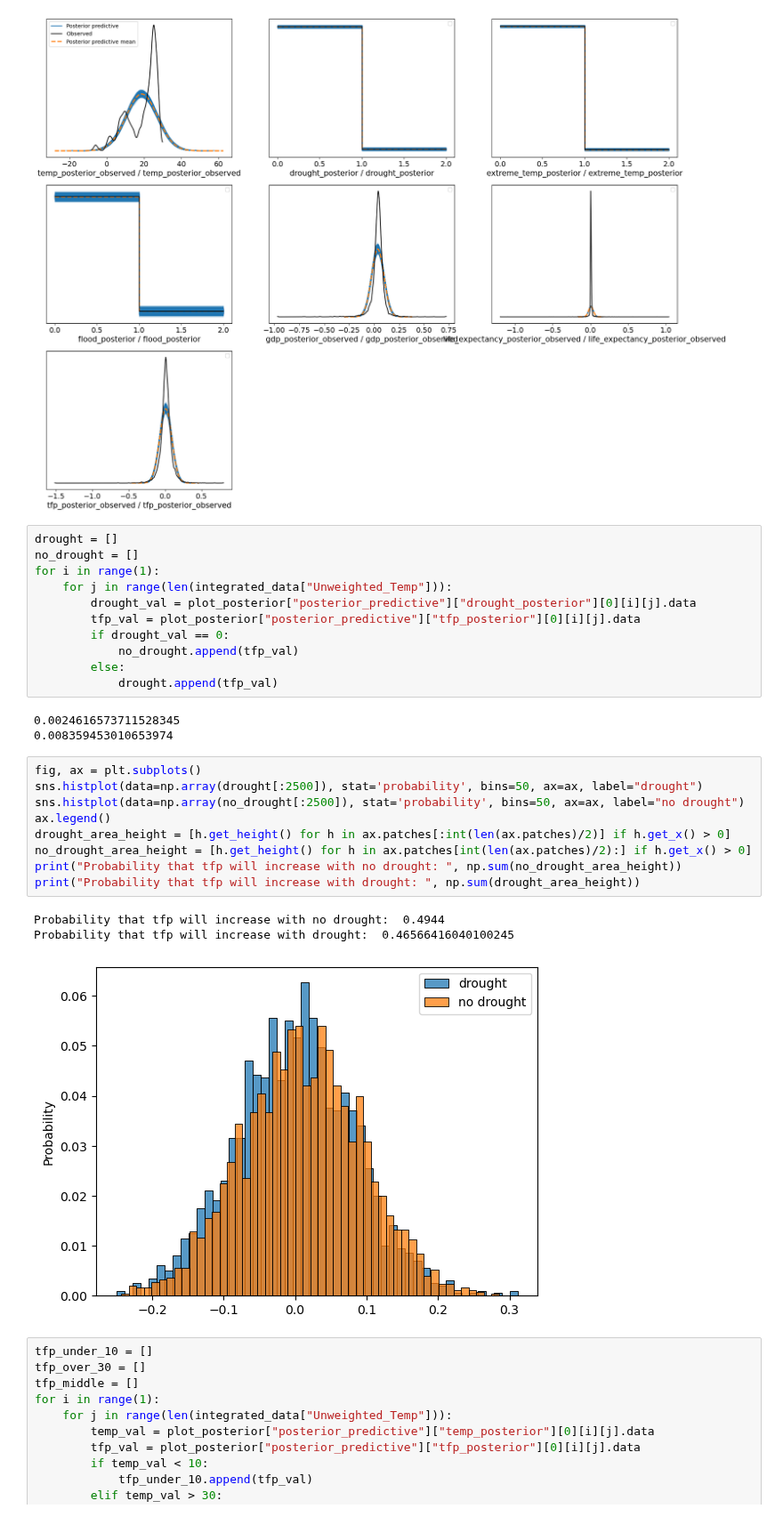
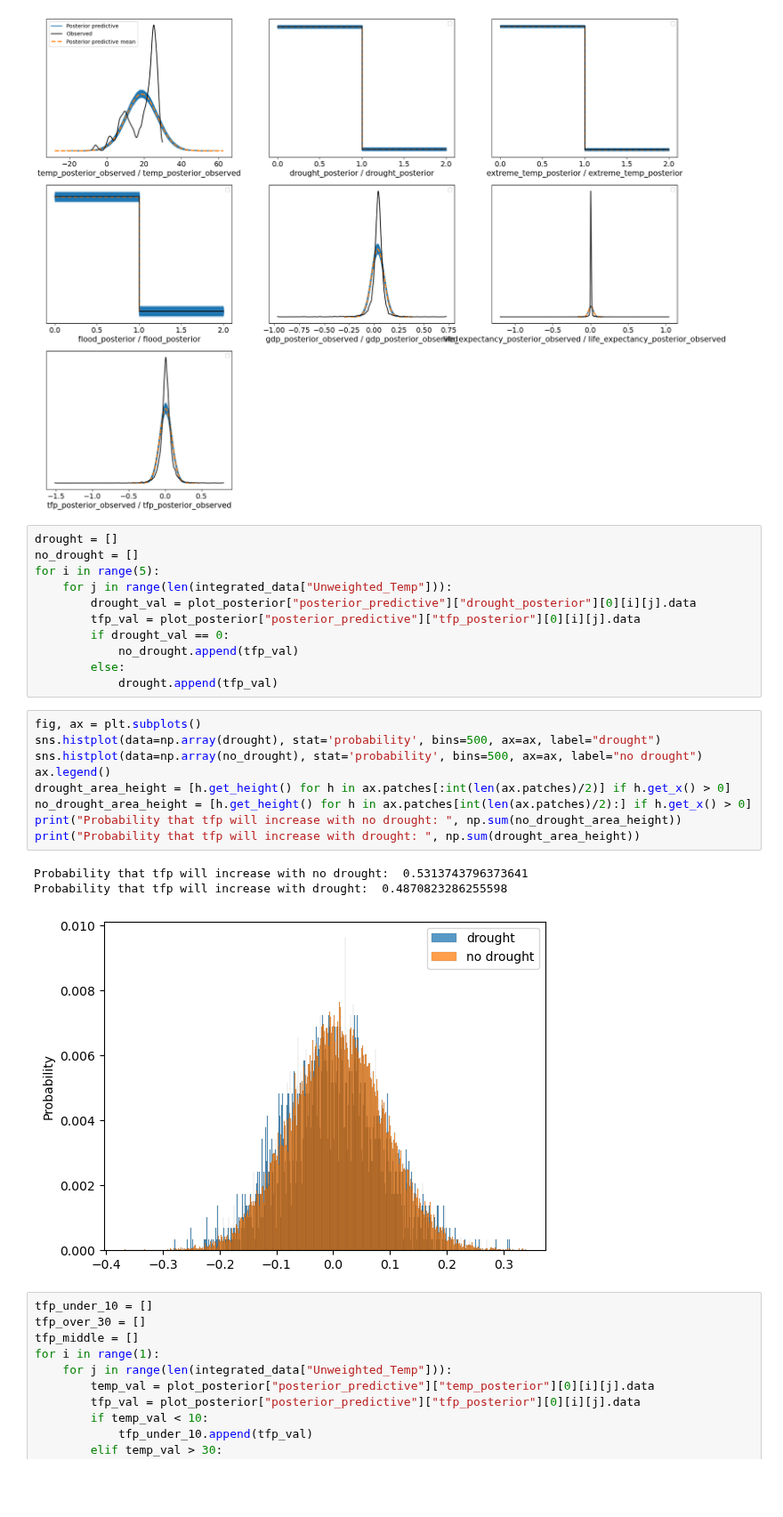
Before and after one commit to greenguy33/environmental-bayesian-modeling, a Jupyter notebook: notebooks/integrated_five_node_model.ipynb, the cells around one changed output. Shown at 89% size. Saved outputs shown, nothing was run; the diff lists cells and outputs as text; blank space fills up the shorter version.

```diff
--- a/notebooks/integrated_five_node_model.ipynb
+++ b/notebooks/integrated_five_node_model.ipynb
@@ -142,7 +142,7 @@ fig.show()
 # %%
 drought = []
 no_drought = []
-for i in range(1):
+for i in range(5):
     for j in range(len(integrated_data["Unweighted_Temp"])):
         drought_val = plot_posterior["posterior_predictive"]["drought_posterior"][0][i][j].data
         tfp_val = plot_posterior["posterior_predictive"]["tfp_posterior"][0][i][j].data
@@ -150,22 +150,19 @@ for i in range(1):
             no_drought.append(tfp_val)
         else:
             drought.append(tfp_val)
-# %% [output]
-0.0024616573711528345
-0.008359453010653974
 # %%
 fig, ax = plt.subplots()
-sns.histplot(data=np.array(drought[:2500]), stat='probability', bins=50, ax=ax, label="drought")
-sns.histplot(data=np.array(no_drought[:2500]), stat='probability', bins=50, ax=ax, label="no drought")
+sns.histplot(data=np.array(drought), stat='probability', bins=500, ax=ax, label="drought")
+sns.histplot(data=np.array(no_drought), stat='probability', bins=500, ax=ax, label="no drought")
 ax.legend()
 drought_area_height = [h.get_height() for h in ax.patches[:int(len(ax.patches)/2)] if h.get_x() > 0]
 no_drought_area_height = [h.get_height() for h in ax.patches[int(len(ax.patches)/2):] if h.get_x() > 0]
 print("Probability that tfp will increase with no drought: ", np.sum(no_drought_area_height))
 print("Probability that tfp will increase with drought: ", np.sum(drought_area_height))
 # %% [output]
-Probability that tfp will increase with no drought:  0.4944
-Probability that tfp will increase with drought:  0.46566416040100245
+Probability that tfp will increase with no drought:  0.5313743796373641
+Probability that tfp will increase with drought:  0.4870823286255598
-[figure, old version]
+[figure, new version]
 # %%
 tfp_under_10 = []
 tfp_over_30 = []
```
Also changed, not shown: parts of 1 cell of this notebook, 1 other file.
